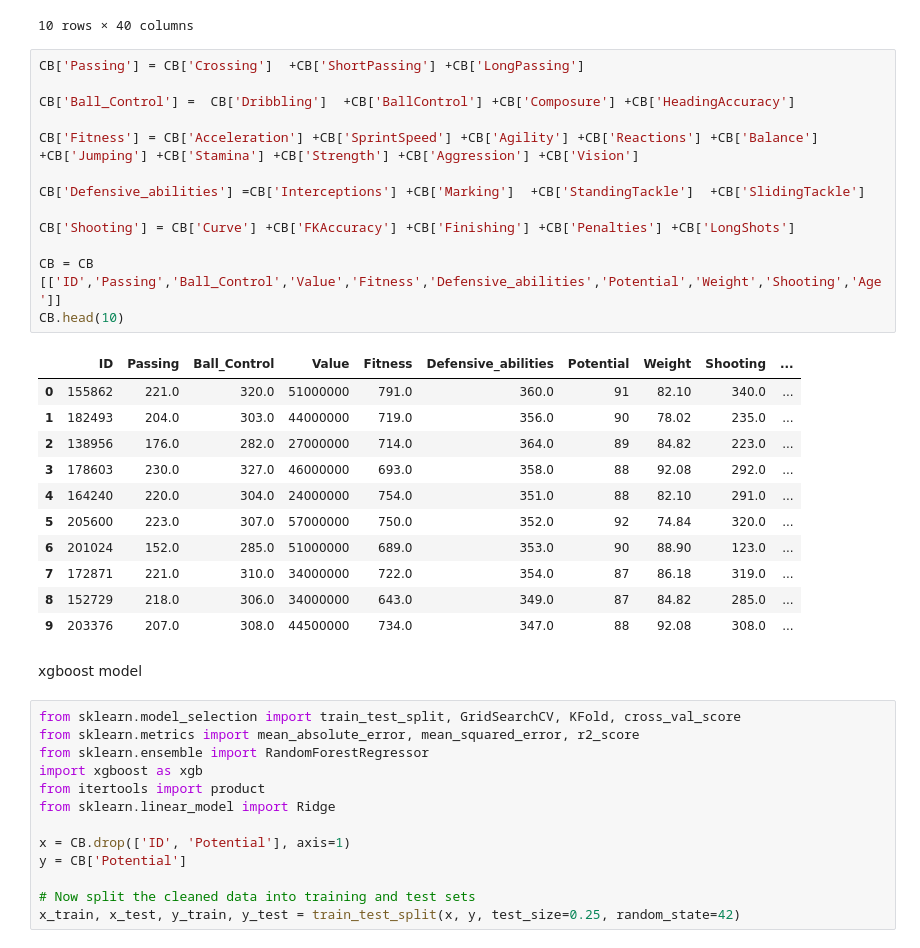
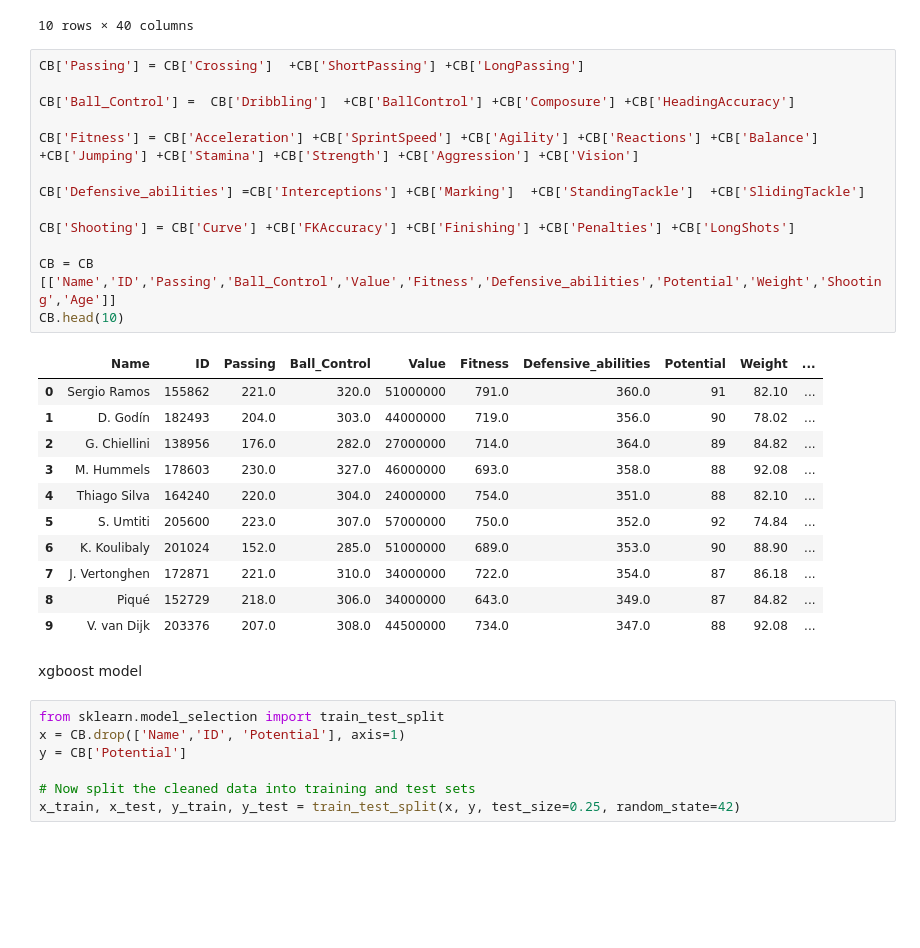
Before and after one commit to Vgoyal6809/Fifa, a Jupyter notebook: Centre_Back.ipynb, the cells around one changed output. Saved outputs shown, nothing was run; the diff lists cells and outputs as text; blank space fills up the shorter version.

```diff
--- a/Centre_Back.ipynb
+++ b/Centre_Back.ipynb
@@ -97,39 +97,33 @@ CB.head(10)
 # %%
 CB['Passing'] = CB['Crossing']  +CB['ShortPassing'] +CB['LongPassing']
 
 CB['Ball_Control'] =  CB['Dribbling']  +CB['BallControl'] +CB['Composure'] +CB['HeadingAccuracy']
 
 CB['Fitness'] = CB['Acceleration'] +CB['SprintSpeed'] +CB['Agility'] +CB['Reactions'] +CB['Balance'] +CB['Jumping'] +CB['Stamina'] +CB['Strength'] +CB['Aggression'] +CB['Vision']
 
 CB['Defensive_abilities'] =CB['Interceptions'] +CB['Marking']  +CB['StandingTackle']  +CB['SlidingTackle']
 
 CB['Shooting'] = CB['Curve'] +CB['FKAccuracy'] +CB['Finishing'] +CB['Penalties'] +CB['LongShots']
 
-CB = CB [['ID','Passing','Ball_Control','Value','Fitness','Defensive_abilities','Potential','Weight','Shooting','Age']]
+CB = CB [['Name','ID','Passing','Ball_Control','Value','Fitness','Defensive_abilities','Potential','Weight','Shooting','Age']]
 CB.head(10)
 # %% [output]
-|  | ID | Passing | Ball_Control | Value | Fitness | Defensive_abilities | Potential | Weight | Shooting | ... |
-| 0 | 155862 | 221.0 | 320.0 | 51000000 | 791.0 | 360.0 | 91 | 82.10 | 340.0 | ... |
-| 1 | 182493 | 204.0 | 303.0 | 44000000 | 719.0 | 356.0 | 90 | 78.02 | 235.0 | ... |
-| 2 | 138956 | 176.0 | 282.0 | 27000000 | 714.0 | 364.0 | 89 | 84.82 | 223.0 | ... |
-| 3 | 178603 | 230.0 | 327.0 | 46000000 | 693.0 | 358.0 | 88 | 92.08 | 292.0 | ... |
-| 4 | 164240 | 220.0 | 304.0 | 24000000 | 754.0 | 351.0 | 88 | 82.10 | 291.0 | ... |
-| 5 | 205600 | 223.0 | 307.0 | 57000000 | 750.0 | 352.0 | 92 | 74.84 | 320.0 | ... |
-| 6 | 201024 | 152.0 | 285.0 | 51000000 | 689.0 | 353.0 | 90 | 88.90 | 123.0 | ... |
-| 7 | 172871 | 221.0 | 310.0 | 34000000 | 722.0 | 354.0 | 87 | 86.18 | 319.0 | ... |
-| 8 | 152729 | 218.0 | 306.0 | 34000000 | 643.0 | 349.0 | 87 | 84.82 | 285.0 | ... |
-| 9 | 203376 | 207.0 | 308.0 | 44500000 | 734.0 | 347.0 | 88 | 92.08 | 308.0 | ... |
+|  | Name | ID | Passing | Ball_Control | Value | Fitness | Defensive_abilities | Potential | Weight | ... |
+| 0 | Sergio Ramos | 155862 | 221.0 | 320.0 | 51000000 | 791.0 | 360.0 | 91 | 82.10 | ... |
+| 1 | D. Godín | 182493 | 204.0 | 303.0 | 44000000 | 719.0 | 356.0 | 90 | 78.02 | ... |
+| 2 | G. Chiellini | 138956 | 176.0 | 282.0 | 27000000 | 714.0 | 364.0 | 89 | 84.82 | ... |
+| 3 | M. Hummels | 178603 | 230.0 | 327.0 | 46000000 | 693.0 | 358.0 | 88 | 92.08 | ... |
+| 4 | Thiago Silva | 164240 | 220.0 | 304.0 | 24000000 | 754.0 | 351.0 | 88 | 82.10 | ... |
+| 5 | S. Umtiti | 205600 | 223.0 | 307.0 | 57000000 | 750.0 | 352.0 | 92 | 74.84 | ... |
+| 6 | K. Koulibaly | 201024 | 152.0 | 285.0 | 51000000 | 689.0 | 353.0 | 90 | 88.90 | ... |
+| 7 | J. Vertonghen | 172871 | 221.0 | 310.0 | 34000000 | 722.0 | 354.0 | 87 | 86.18 | ... |
+| 8 | Piqué | 152729 | 218.0 | 306.0 | 34000000 | 643.0 | 349.0 | 87 | 84.82 | ... |
+| 9 | V. van Dijk | 203376 | 207.0 | 308.0 | 44500000 | 734.0 | 347.0 | 88 | 92.08 | ... |
 # %% [markdown]
 xgboost model
 # %%
-from sklearn.model_selection import train_test_split, GridSearchCV, KFold, cross_val_score
-from sklearn.metrics import mean_absolute_error, mean_squared_error, r2_score
-from sklearn.ensemble import RandomForestRegressor
-import xgboost as xgb
-from itertools import product
-from sklearn.linear_model import Ridge
-
-x = CB.drop(['ID', 'Potential'], axis=1)
+from sklearn.model_selection import train_test_split
+x = CB.drop(['Name','ID', 'Potential'], axis=1)
 y = CB['Potential']
 
 # Now split the cleaned data into training and test sets
```
Also changed, not shown: parts of 9 cells of this notebook, 9 other files.
